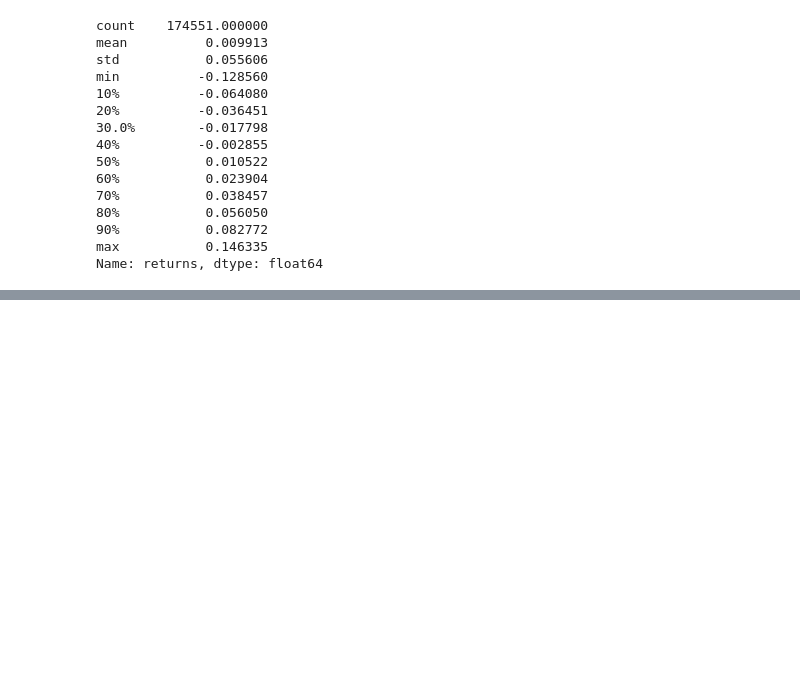
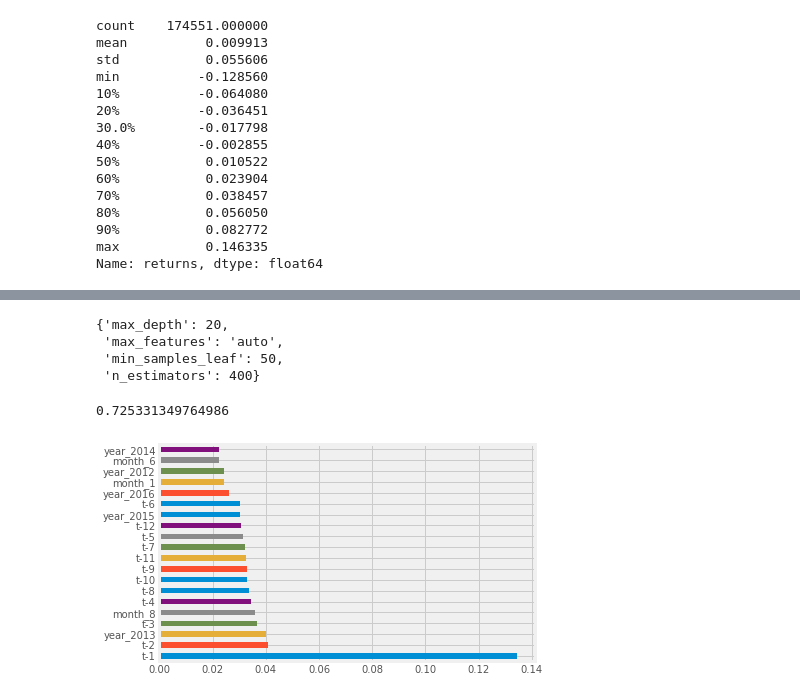
Before and after one commit to PaulClas/machine-learning-for-trading, a Jupyter notebook: 09_decision_trees_random_forests/02-random-forest.ipynb, the cells around one changed output, grey strips where cells are left out. Cells and saved outputs as stored; diff of their text form; code cells hidden in the pictures; blank space fills up the shorter version.

```diff
--- a/09_decision_trees_random_forests/02-random-forest.ipynb
+++ b/09_decision_trees_random_forests/02-random-forest.ipynb
@@ -72,0 +182,18 @@ y_binary = (y>0).astype(int)
+# %%
+clf = RandomForestClassifier(random_state=42, n_jobs=-1)
+param_grid = {'n_estimators': [200, 400],
+              'max_depth': [10, 15, 20],
+              'min_samples_leaf': [50, 100],
+              'max_features': ['auto']
+              }
+# %%
+gridsearch_clf = GridSearchCV(estimator=clf,
+                          param_grid=param_grid,
+                          scoring='roc_auc',
+                          n_jobs=-1,
+                          cv=3,
+                          refit=True,
+                          return_train_score=True,
+                             verbose=1)
+# %%
+gridsearch_clf.fit(X=X, y=y_binary)
@@ -72,0 +214,15 @@ y_binary = (y>0).astype(int)
+# %%
+gridsearch_clf.best_params_
+# %% [output]
+{'max_depth': 20,
+ 'max_features': 'auto',
+ 'min_samples_leaf': 50,
+ 'n_estimators': 400}
+# %%
+gridsearch_clf.best_score_
+# %% [output]
+0.725331349764986
+# %%
+pd.Series(gridsearch_clf.best_estimator_.feature_importances_, index=X.columns).sort_values(ascending=False).iloc[:20].plot.barh();
+# %% [output]
+[figure, added]
```
Also changed, not shown: parts of 15 cells of this notebook, 3 other files.
